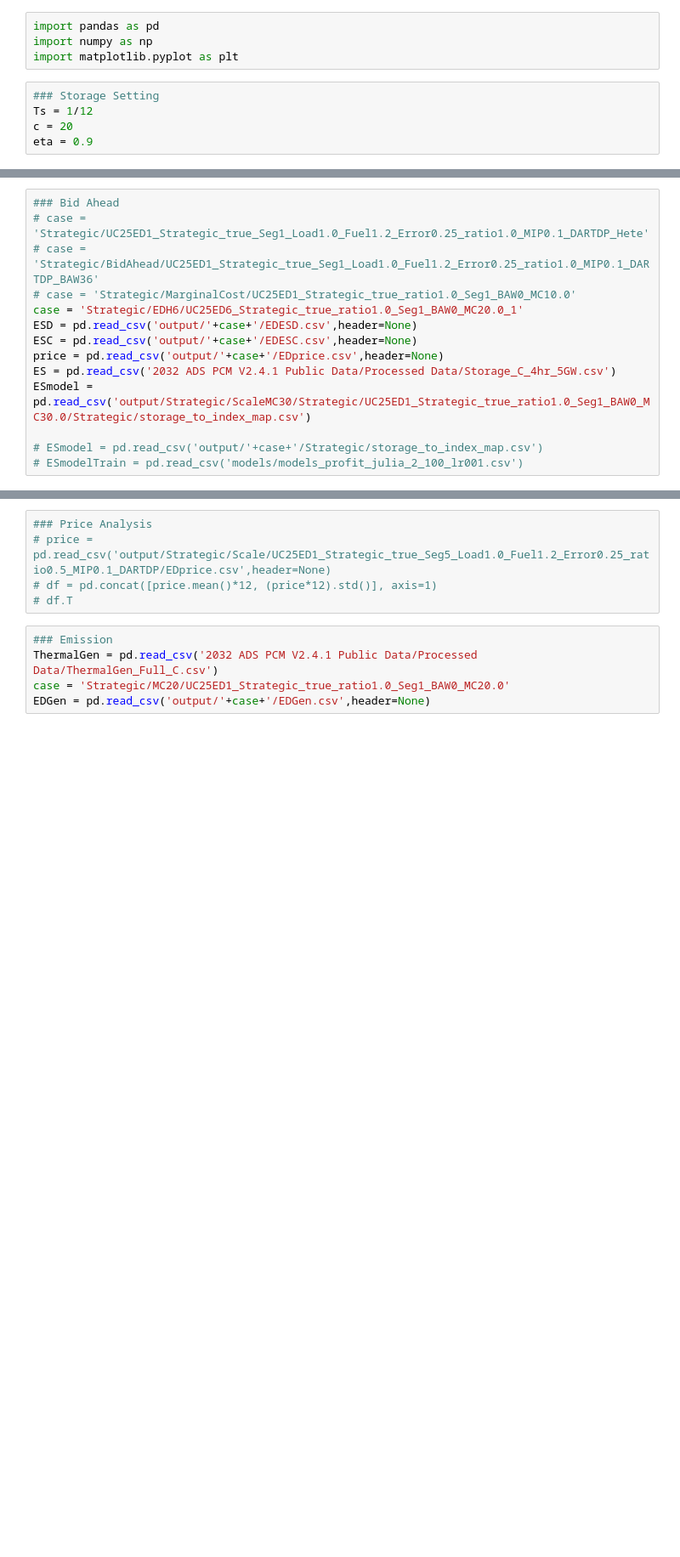
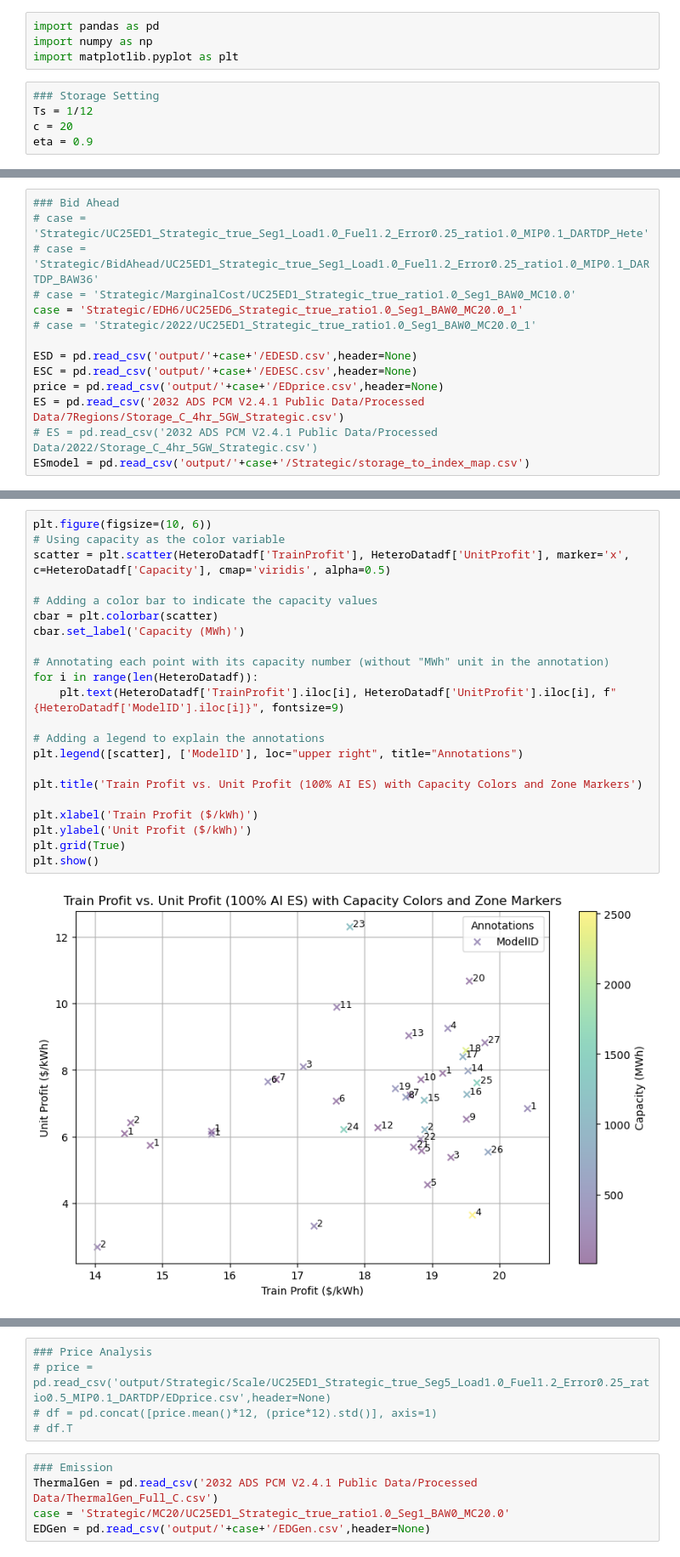
Before and after one commit to niklauskun/STESTS-Archive, a Jupyter notebook: Plot-STESTS.ipynb, the cells around one changed output, grey strips where cells are left out. Shown at 85% size. Cells and saved outputs as stored; diff of their text form; blank space fills up the shorter version.

```diff
--- a/Plot-STESTS.ipynb
+++ b/Plot-STESTS.ipynb
@@ -13,11 +30,11 @@ eta = 0.9
 # case = 'Strategic/BidAhead/UC25ED1_Strategic_true_Seg1_Load1.0_Fuel1.2_Error0.25_ratio1.0_MIP0.1_DARTDP_BAW36'
 # case = 'Strategic/MarginalCost/UC25ED1_Strategic_true_ratio1.0_Seg1_BAW0_MC10.0'
 case = 'Strategic/EDH6/UC25ED6_Strategic_true_ratio1.0_Seg1_BAW0_MC20.0_1'
+# case = 'Strategic/2022/UC25ED1_Strategic_true_ratio1.0_Seg1_BAW0_MC20.0_1'
+
 ESD = pd.read_csv('output/'+case+'/EDESD.csv',header=None)
 ESC = pd.read_csv('output/'+case+'/EDESC.csv',header=None)
 price = pd.read_csv('output/'+case+'/EDprice.csv',header=None)
-ES = pd.read_csv('2032 ADS PCM V2.4.1 Public Data/Processed Data/Storage_C_4hr_5GW.csv')
-ESmodel = pd.read_csv('output/Strategic/ScaleMC30/Strategic/UC25ED1_Strategic_true_ratio1.0_Seg1_BAW0_MC30.0/Strategic/storage_to_index_map.csv')
-
-# ESmodel = pd.read_csv('output/'+case+'/Strategic/storage_to_index_map.csv')
-# ESmodelTrain = pd.read_csv('models/models_profit_julia_2_100_lr001.csv')
+ES = pd.read_csv('2032 ADS PCM V2.4.1 Public Data/Processed Data/7Regions/Storage_C_4hr_5GW_Strategic.csv')
+# ES = pd.read_csv('2032 ADS PCM V2.4.1 Public Data/Processed Data/2022/Storage_C_4hr_5GW_Strategic.csv')
+ESmodel = pd.read_csv('output/'+case+'/Strategic/storage_to_index_map.csv')
@@ -113,0 +186,24 @@ sum(Zone3ES['UnitProfit']*Zone3ES['Capacity'])/sum(Zone3ES['Capacity'])
+# %%
+plt.figure(figsize=(10, 6))
+# Using capacity as the color variable
+scatter = plt.scatter(HeteroDatadf['TrainProfit'], HeteroDatadf['UnitProfit'], marker='x', c=HeteroDatadf['Capacity'], cmap='viridis', alpha=0.5)
+
+# Adding a color bar to indicate the capacity values
+cbar = plt.colorbar(scatter)
+cbar.set_label('Capacity (MWh)')
+
+# Annotating each point with its capacity number (without "MWh" unit in the annotation)
+for i in range(len(HeteroDatadf)):
+    plt.text(HeteroDatadf['TrainProfit'].iloc[i], HeteroDatadf['UnitProfit'].iloc[i], f" {HeteroDatadf['ModelID'].iloc[i]}", fontsize=9)
+
+# Adding a legend to explain the annotations
+plt.legend([scatter], ['ModelID'], loc="upper right", title="Annotations")
+
+plt.title('Train Profit vs. Unit Profit (100% AI ES) with Capacity Colors and Zone Markers')
+
+plt.xlabel('Train Profit ($/kWh)')
+plt.ylabel('Unit Profit ($/kWh)')
+plt.grid(True)
+plt.show()
+# %% [output]
+[figure, added]
```
Also changed, not shown: parts of 23 cells of this notebook, 7 other files.
